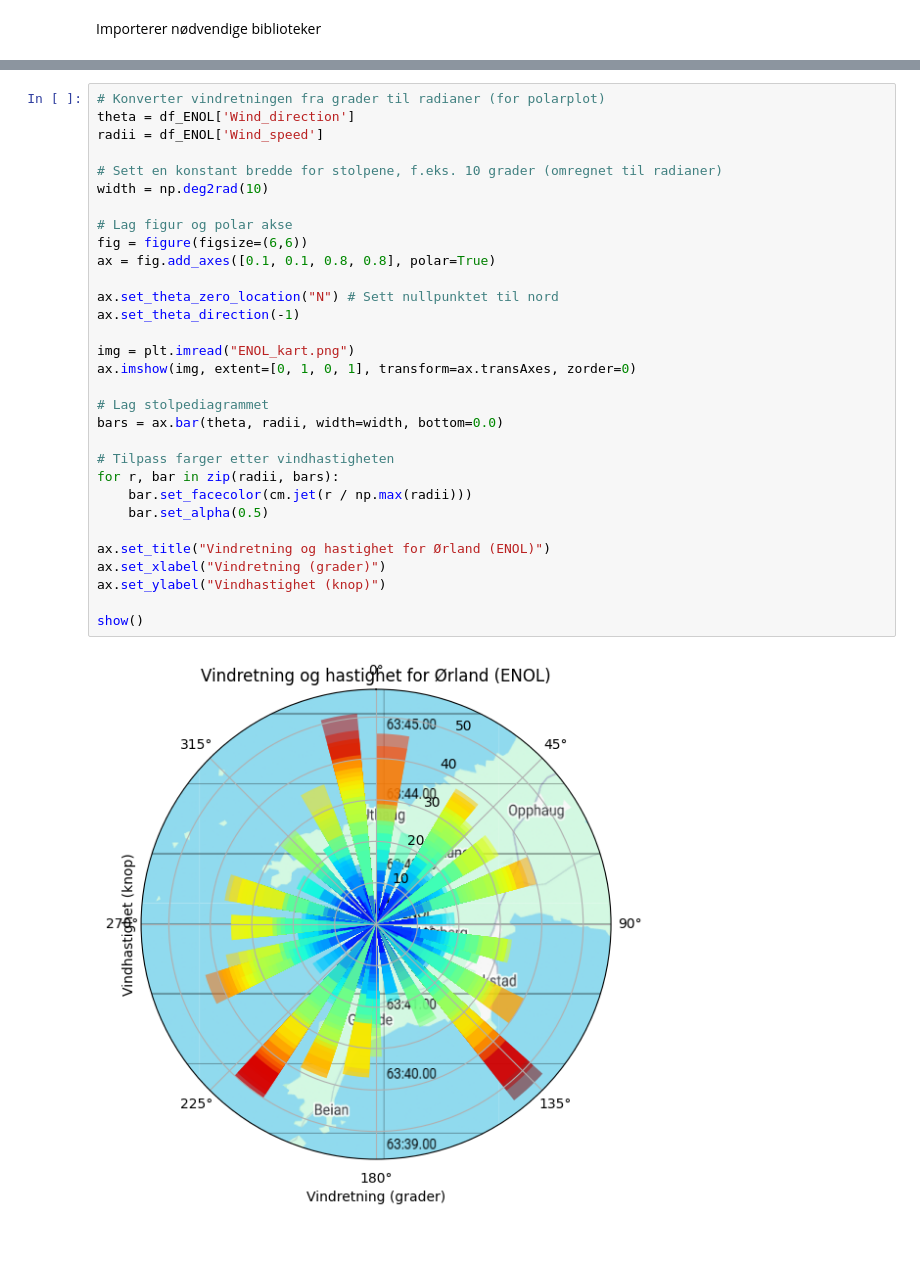
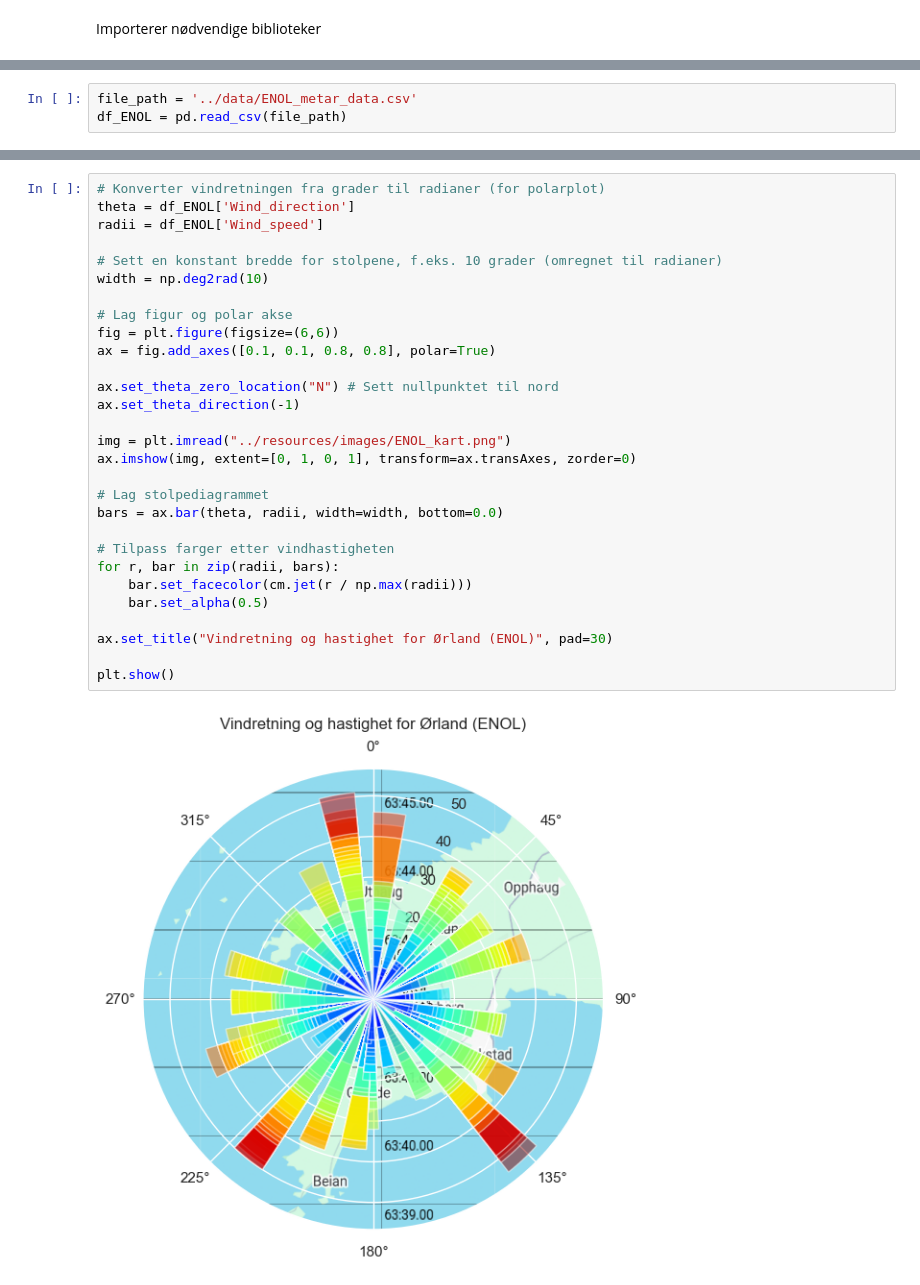
Before and after one commit to oaherrem/Prosjektgruppe55, a Jupyter notebook: proj_environment-main/notebooks/Oppgave_5.ipynb, the cells around one changed output, grey strips where cells are left out. Cells and saved outputs as stored; diff of their text form; blank space fills up the shorter version.

Commit message:
Feat - funksjon Opprettet ny notebook for oppgave 5 og 6 Påbegynt noen visualiseringer.

```diff
--- a/proj_environment-main/notebooks/Oppgave_5.ipynb
+++ b/proj_environment-main/notebooks/Oppgave_5.ipynb
@@ -24,3 +14,6 @@ plt.show()
+# %%
+file_path = '../data/ENOL_metar_data.csv'
+df_ENOL = pd.read_csv(file_path)
 # %%
 # 3D plot av vindretning og vindhastighet
 #df_ENOL['Date/time'] = pd.to_datetime(df_ENOL['Date/time'], format="%d-%M-%SZ")
@@ -38,33 +31,31 @@ plt.show()
 # %%
 # Konverter vindretningen fra grader til radianer (for polarplot)
 theta = df_ENOL['Wind_direction']
 radii = df_ENOL['Wind_speed']
 
 # Sett en konstant bredde for stolpene, f.eks. 10 grader (omregnet til radianer)
 width = np.deg2rad(10)
 
 # Lag figur og polar akse
-fig = figure(figsize=(6,6))
+fig = plt.figure(figsize=(6,6))
 ax = fig.add_axes([0.1, 0.1, 0.8, 0.8], polar=True)
 
 ax.set_theta_zero_location("N") # Sett nullpunktet til nord
 ax.set_theta_direction(-1)
 
-img = plt.imread("ENOL_kart.png")
+img = plt.imread("../resources/images/ENOL_kart.png")
 ax.imshow(img, extent=[0, 1, 0, 1], transform=ax.transAxes, zorder=0)
 
 # Lag stolpediagrammet
 bars = ax.bar(theta, radii, width=width, bottom=0.0)
 
 # Tilpass farger etter vindhastigheten
 for r, bar in zip(radii, bars):
     bar.set_facecolor(cm.jet(r / np.max(radii)))
     bar.set_alpha(0.5)
 
-ax.set_title("Vindretning og hastighet for Ørland (ENOL)")
-ax.set_xlabel("Vindretning (grader)")
-ax.set_ylabel("Vindhastighet (knop)")
+ax.set_title("Vindretning og hastighet for Ørland (ENOL)", pad=30)
 
-show()
+plt.show()
 # %% [output]
-[figure, old version]
+[figure, new version]
```
Also changed, not shown: parts of 13 cells of this notebook, 1 other file.
